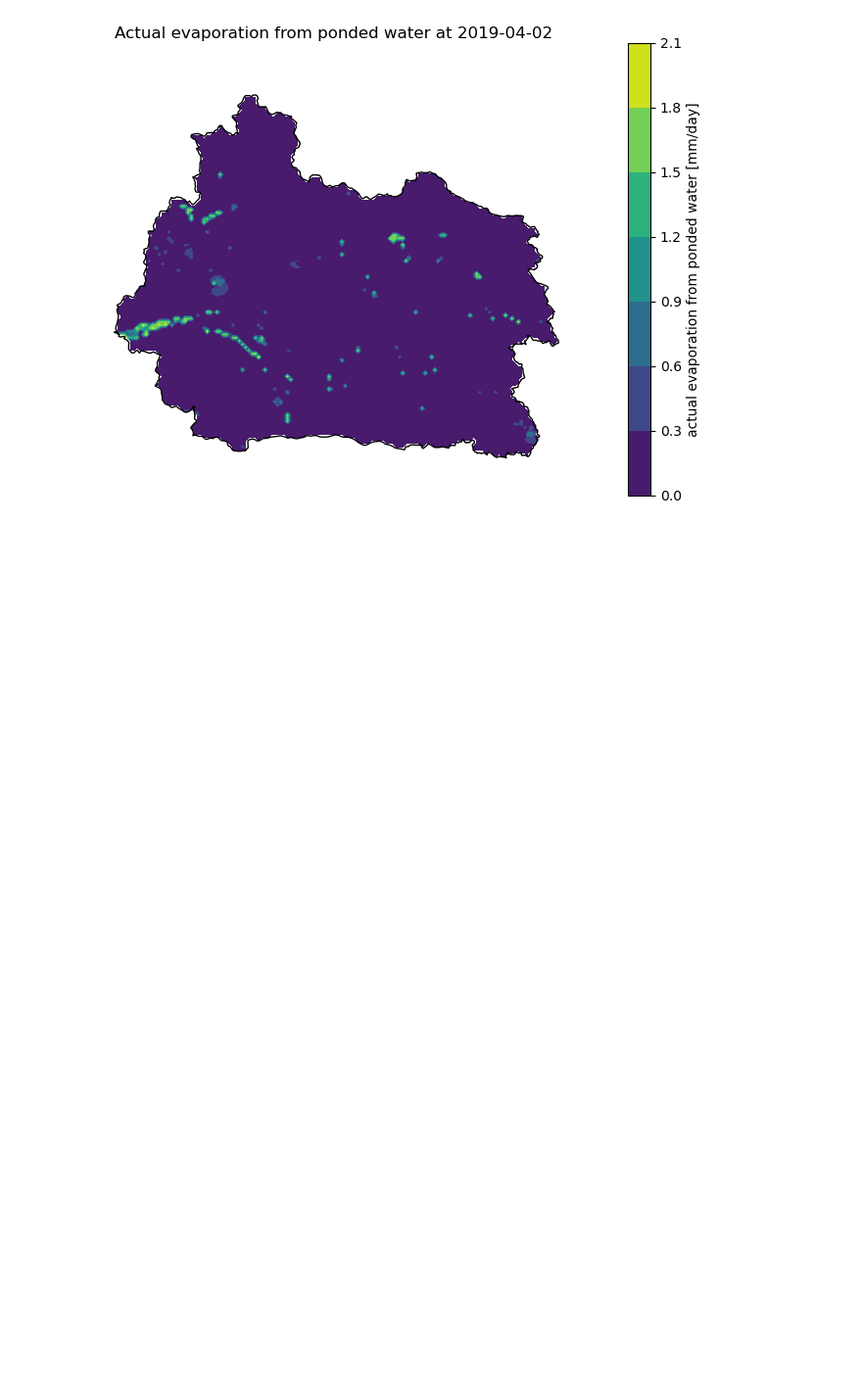
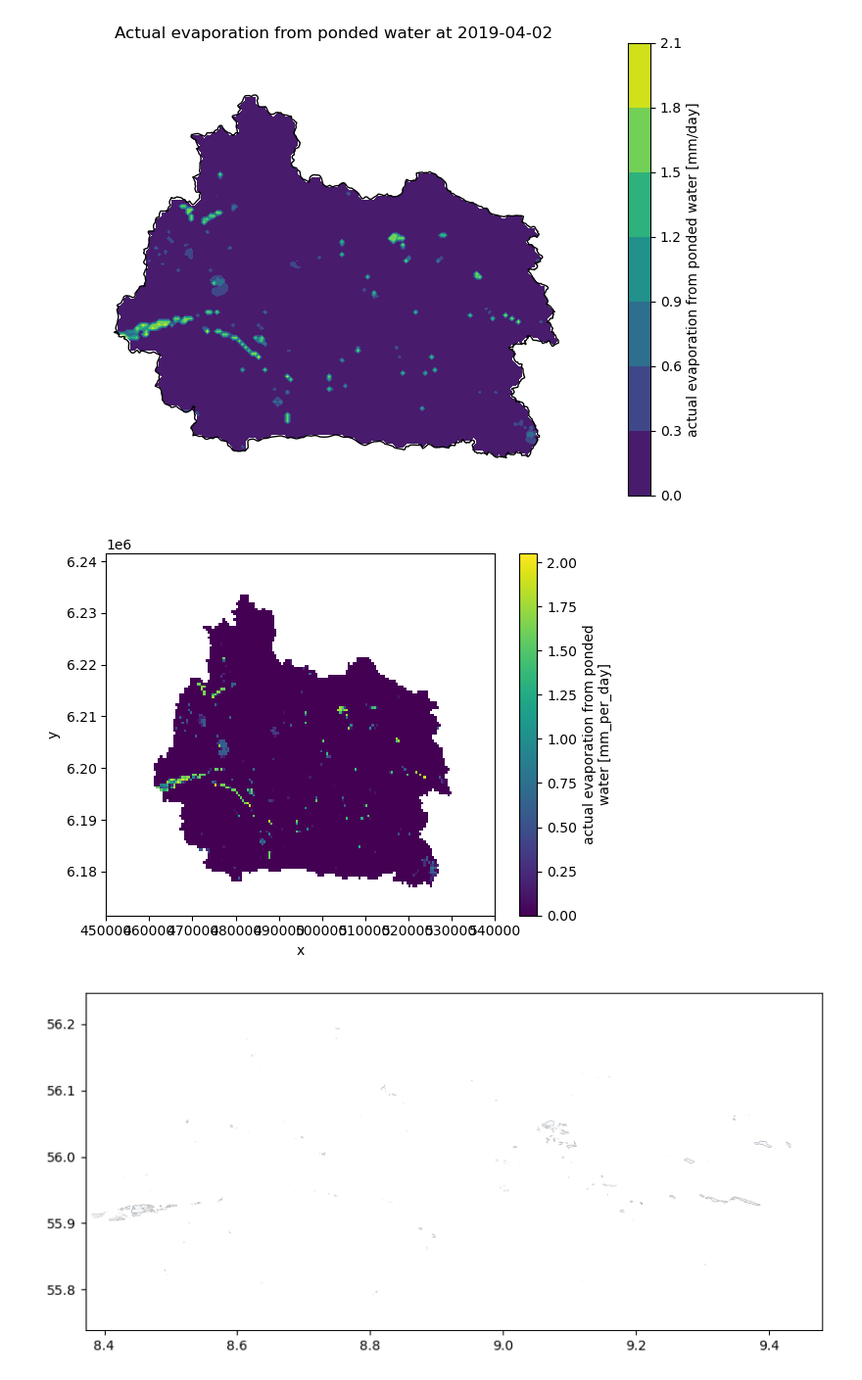
Before and after one commit to DHI/WaterBench-MIKESHE-Skjern, a Jupyter notebook: code/explore_observation_data.ipynb, the cells around one changed output. Shown at 98% size. Drawn from its saved outputs; the diff is of its cells as text; code cells hidden in the pictures; blank space fills up the shorter version.

```diff
--- a/code/explore_observation_data.ipynb
+++ b/code/explore_observation_data.ipynb
@@ -55,12 +55,12 @@ def plot_mask_with_boundary(tif_path, shapefile_path):
     plt.xlabel("Easting")
     plt.ylabel("Northing")
     plt.show()
-    return mask, gdf_proj
+    return mask, extent, gdf_proj
 # %%
 # Example usage
 path = r"..\MS\S2_WaterMask_skjern_0419.tif"
 
-rastermask, boundary = plot_mask_with_boundary(path, r"..\MapsDK\DKDomains2013\ID15_oplande_Skjern.shp")
+s2_mask_ll, extent_ll, boundary_ll = plot_mask_with_boundary(path, r"..\MapsDK\DKDomains2013\ID15_oplande_Skjern.shp")
 # %% [output]
 [figure]
 # %%
@@ -72,9 +72,9 @@ OWevt_dfs2 = mikeio.read(r"..\Skjern_Models\Setup\HIP_500m_Skjern_DHI.she - Resu
 varname='actual evaporation from ponded water'
 timeID = 763  # selected time step
 OWevt_dfs2 = OWevt_dfs2[varname][timeID]
-test = OWevt_dfs2.to_xarray()
+OWevt_xr = OWevt_dfs2.to_xarray()
 
-df = test.to_dataframe().reset_index()
+df = OWevt_xr.to_dataframe().reset_index()
 gdf = gpd.GeoDataFrame(
     df[varname], geometry=gpd.points_from_xy(df.x,df.y))
 
@@ -86,3 +86,10 @@ gdf.crs = "EPSG:32632"  # EPSG for UTM 32N (WGS 84)
 #gdf.to_file(r"..\Skjern_Models\Setup\HIP_500m_Skjern_DHI.she - Result Files\evt_ponded_water.shp")
 # %% [output]
 [figure]
+# %%
+OWevt_xr.plot()
+fig, ax = plt.subplots(figsize=(10, 8))
+im = ax.imshow(s2_mask_ll, cmap="Blues", extent=extent_ll, origin='upper')
+# %% [output]
+[figure, added]
+[figure, added]
```
Also changed, not shown: parts of 4 cells of this notebook.
